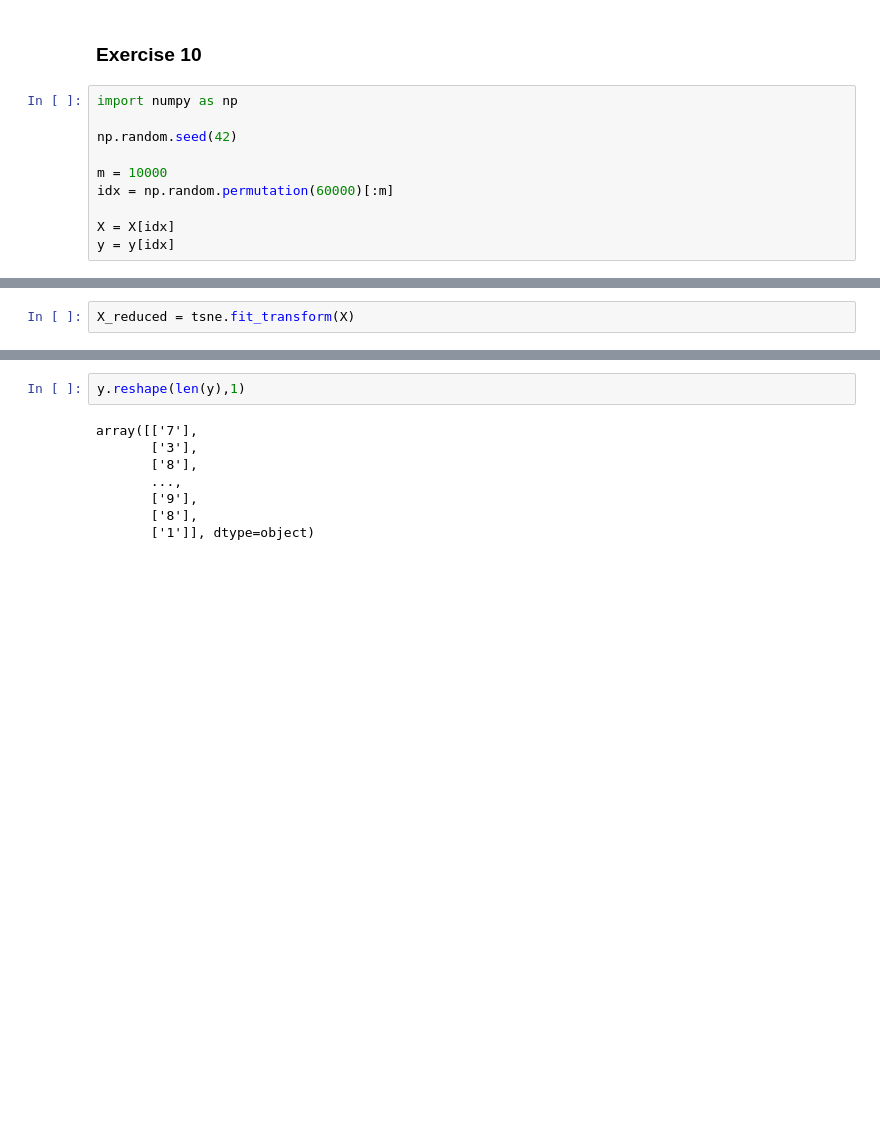
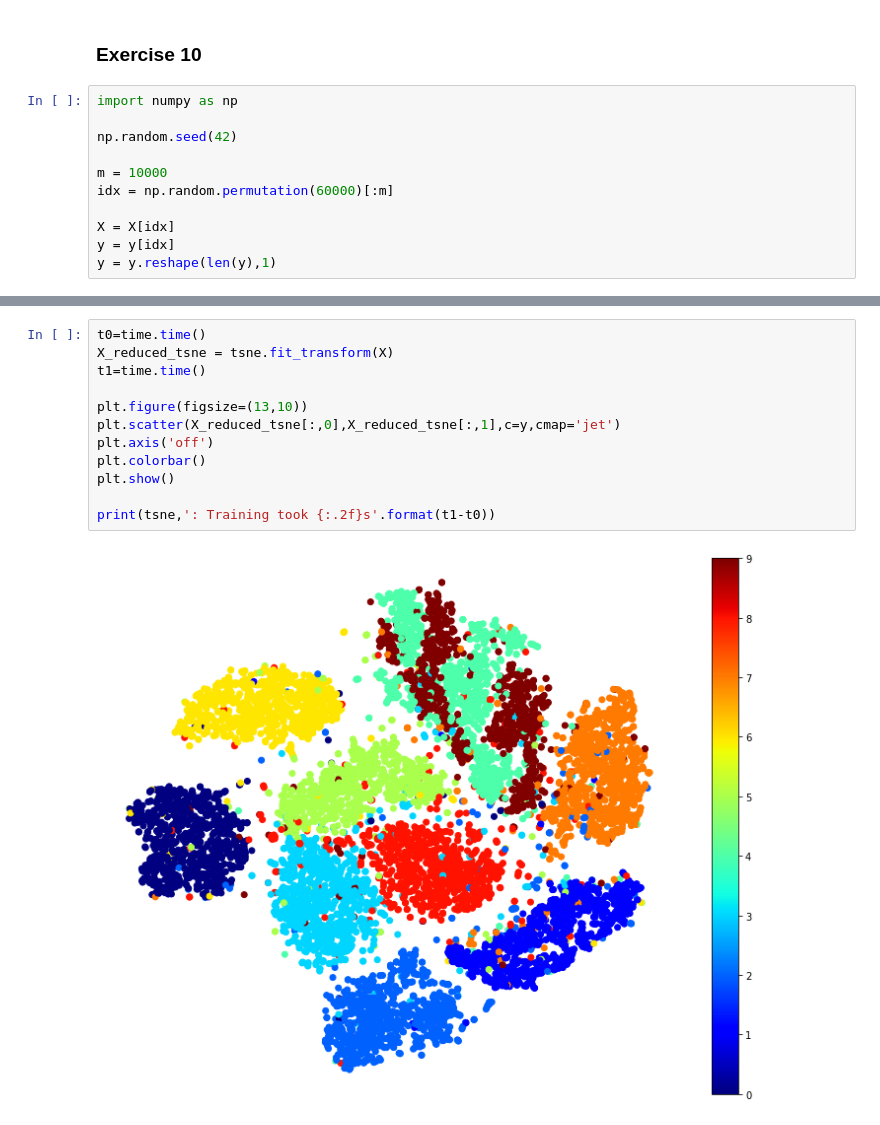
Before and after one commit to adrijh/homl-notebooks, a Jupyter notebook: ch8ex/ex9_10.ipynb, the cells around one changed output, grey strips where cells are left out. Cells and saved outputs as stored; diff of their text form; blank space fills up the shorter version.

```diff
--- a/ch8ex/ex9_10.ipynb
+++ b/ch8ex/ex9_10.ipynb
@@ -56,6 +56,7 @@ idx = np.random.permutation(60000)[:m]
 
 X = X[idx]
 y = y[idx]
+y = y.reshape(len(y),1)
 # %%
 from sklearn.manifold import TSNE, MDS, LocallyLinearEmbedding
 import matplotlib.pyplot as plt
@@ -64,5 +66,3 @@ import matplotlib as mpl
 tsne = TSNE(n_jobs=-1, random_state=42)
 mds = MDS(n_jobs=-1, random_state=42)
 lle = LocallyLinearEmbedding(n_jobs=-1, random_state=42)
-# %%
-X_reduced = tsne.fit_transform(X)
@@ -82,10 +69,14 @@ SyntaxError: unmatched ']' (<ipython-input-35-8b38c8677fec>, line 1)
-# %%
-y.reshape(len(y),1)
-# %% [output]
-array([['7'],
-       ['3'],
-       ['8'],
-       ...,
-       ['9'],
-       ['8'],
-       ['1']], dtype=object)
+# %%
+t0=time.time()
+X_reduced_tsne = tsne.fit_transform(X)
+t1=time.time()
+
+plt.figure(figsize=(13,10))
+plt.scatter(X_reduced_tsne[:,0],X_reduced_tsne[:,1],c=y,cmap='jet')
+plt.axis('off')
+plt.colorbar()
+plt.show()
+
+print(tsne,': Training took {:.2f}s'.format(t1-t0))
+# %% [output]
+[figure, added]
```
Also changed, not shown: parts of 13 cells of this notebook.
